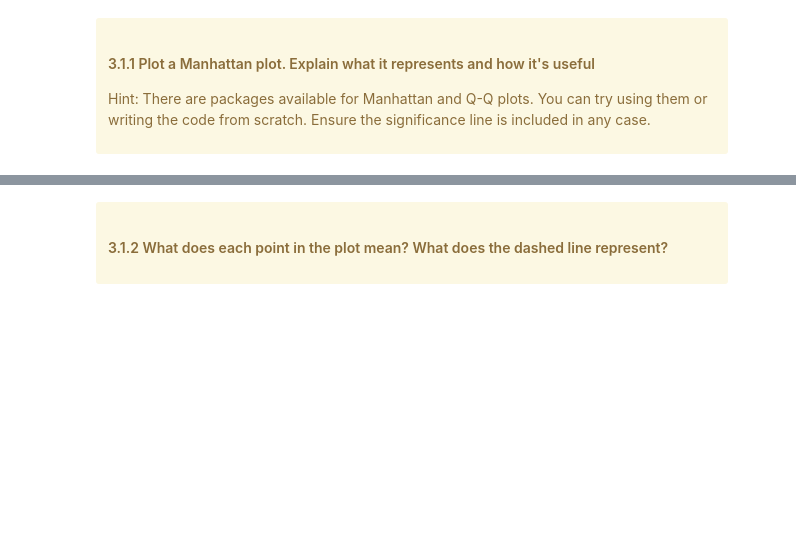
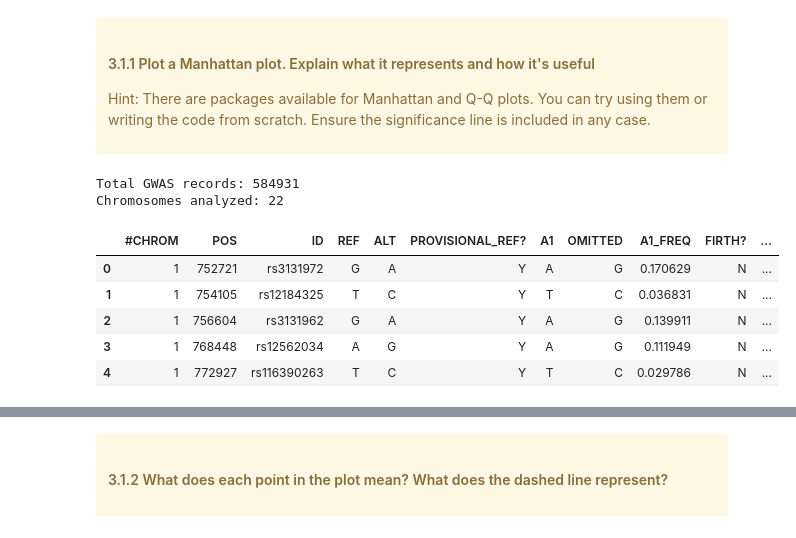
Before and after one commit to ishitasukul-tech/BIOL-6150-Project-6, a Jupyter notebook: Project6-GWAS.ipynb, the cells around one changed output, grey strips where cells are left out. Drawn from its saved outputs; the diff is of its cells as text; code cells hidden in the pictures; blank space fills up the shorter version.

```diff
--- a/Project6-GWAS.ipynb
+++ b/Project6-GWAS.ipynb
@@ -245,0 +248,43 @@ They coincide in the sense that in a logistic model the "β" IS the log(OR). How
+# %%
+GWAS_DIR = Path.cwd() / "gwas_results"
+
+files = sorted(
+    GWAS_DIR.glob("c*.T2D.glm.logistic.hybrid"),
+    key=lambda f: int(f.name.split(".")[0][1:])
+)
+
+assert GWAS_DIR.exists(), f"GWAS directory not found: {GWAS_DIR}"
+assert len(files) == 22, f"Expected 22 files, found {len(files)}"
+
+gwas_results = []
+
+for file in files:
+    df = pd.read_csv(file, sep="\t")
+    gwas_results.append(df)
+
+gwas_df = pd.concat(gwas_results, ignore_index=True)
+
+CHR = pick(df, "CHR", "CHROM", "#CHROM")
+BP  = pick(df, "BP", "POS")
+P   = pick(df, "P", "PVALUE")
+
+# We keep valid p-values
+gwas_df = gwas_df[np.isfinite(gwas_df[P]) & (gwas_df[P] > 0)]
+
+# Compute -log10(p)
+gwas_df["LOG10P"] = -np.log10(gwas_df[P])
+
+print("Total GWAS records:", len(gwas_df))
+print("Chromosomes analyzed:", gwas_df[CHR].nunique())
+
+
+gwas_df.head()
+# %% [output]
+Total GWAS records: 584931
+Chromosomes analyzed: 22
+|  | #CHROM | POS | ID | REF | ALT | PROVISIONAL_REF? | A1 | OMITTED | A1_FREQ | FIRTH? | ... |
+| 0 | 1 | 752721 | rs3131972 | G | A | Y | A | G | 0.170629 | N | ... |
+| 1 | 1 | 754105 | rs12184325 | T | C | Y | T | C | 0.036831 | N | ... |
+| 2 | 1 | 756604 | rs3131962 | G | A | Y | A | G | 0.139911 | N | ... |
+| 3 | 1 | 768448 | rs12562034 | A | G | Y | A | G | 0.111949 | N | ... |
+| 4 | 1 | 772927 | rs116390263 | T | C | Y | T | C | 0.029786 | N | ... |
```
Also changed, not shown: parts of 15 cells of this notebook.
